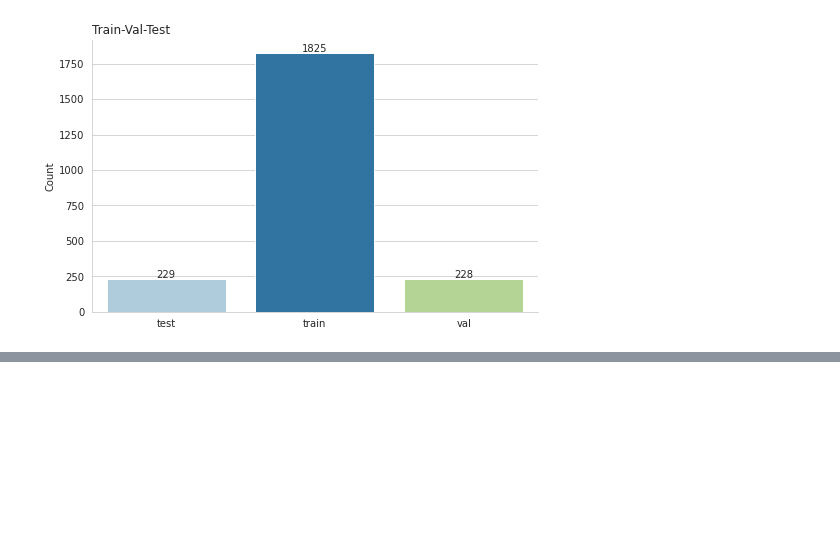
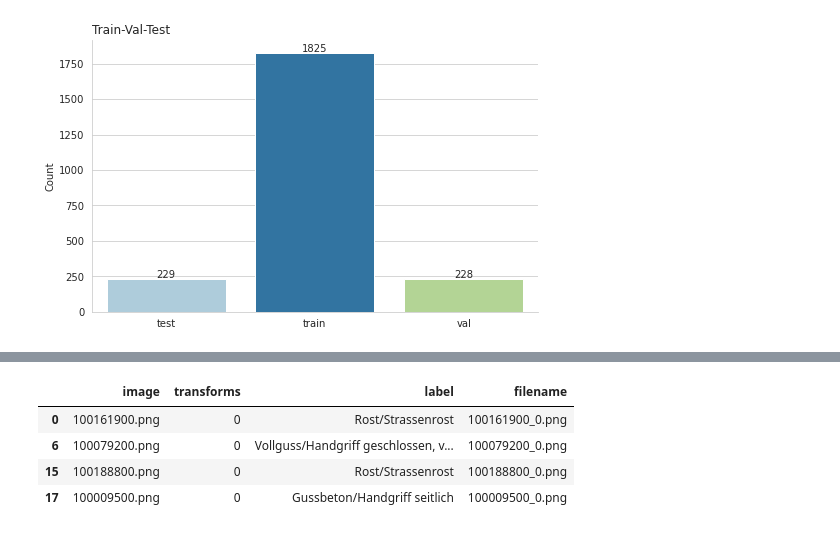
Before and after one commit to FiratSaritas/manhole-cover-classification, a Jupyter notebook: eda/train_test_split.ipynb, the cells around one changed output, grey strips where cells are left out. Cells and saved outputs as stored; diff of their text form; code cells hidden in the pictures; blank space fills up the shorter version.

```diff
--- a/eda/train_test_split.ipynb
+++ b/eda/train_test_split.ipynb
@@ -124,0 +143,5 @@ splitted_df.to_csv('../data/split.csv', index=False)
+# %%
+val_test = df[~df['image'].isin(train['image'])]
+# %%
+val_test['transforms'] = '0'
+val_test['label'] = val_test['type'] + '/' + val_test['subtype']
@@ -124,0 +163,8 @@ splitted_df.to_csv('../data/split.csv', index=False)
+# %%
+val_test.head(4)
+# %% [output]
+|  | image | transforms | label | filename |
+| 0 | 100161900.png | 0 | Rost/Strassenrost | 100161900_0.png |
+| 6 | 100079200.png | 0 | Vollguss/Handgriff geschlossen, v... | 100079200_0.png |
+| 15 | 100188800.png | 0 | Rost/Strassenrost | 100188800_0.png |
+| 17 | 100009500.png | 0 | Gussbeton/Handgriff seitlich | 100009500_0.png |
```
Also changed, not shown: parts of 13 cells of this notebook.
